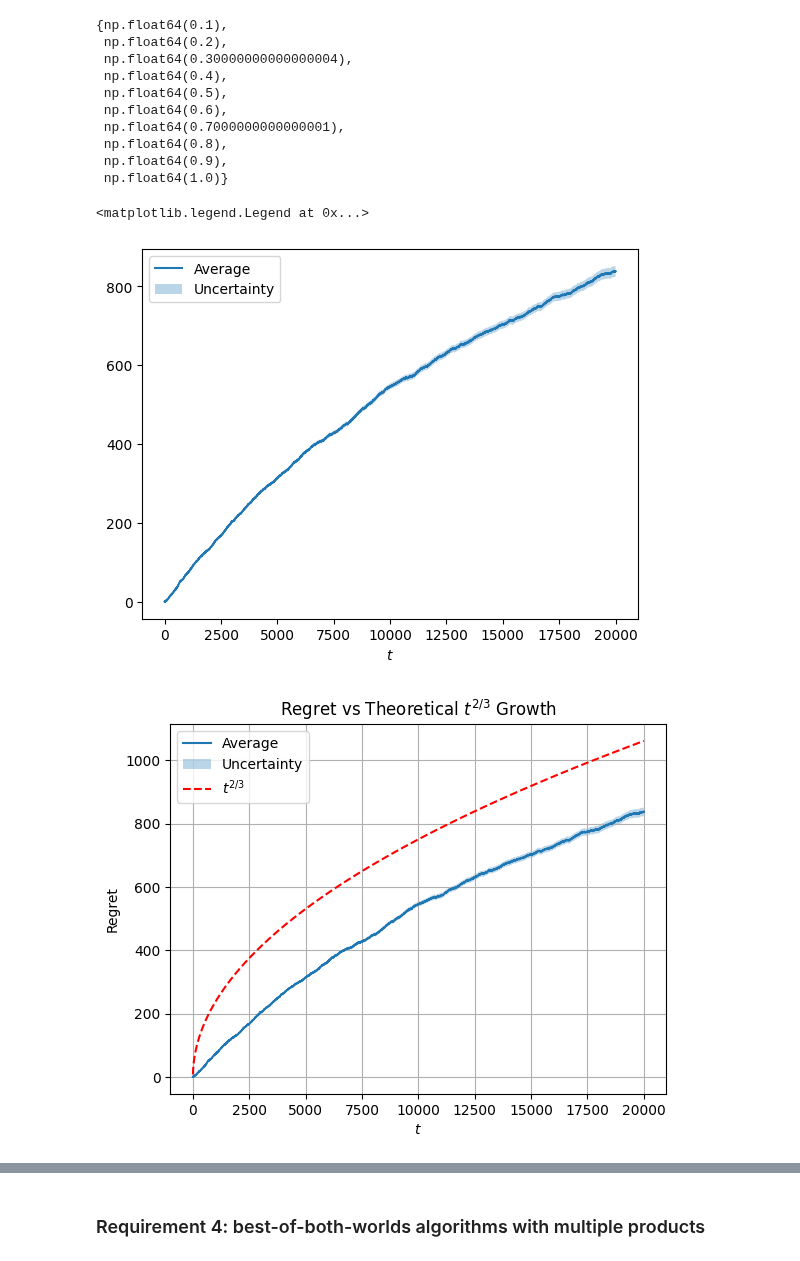
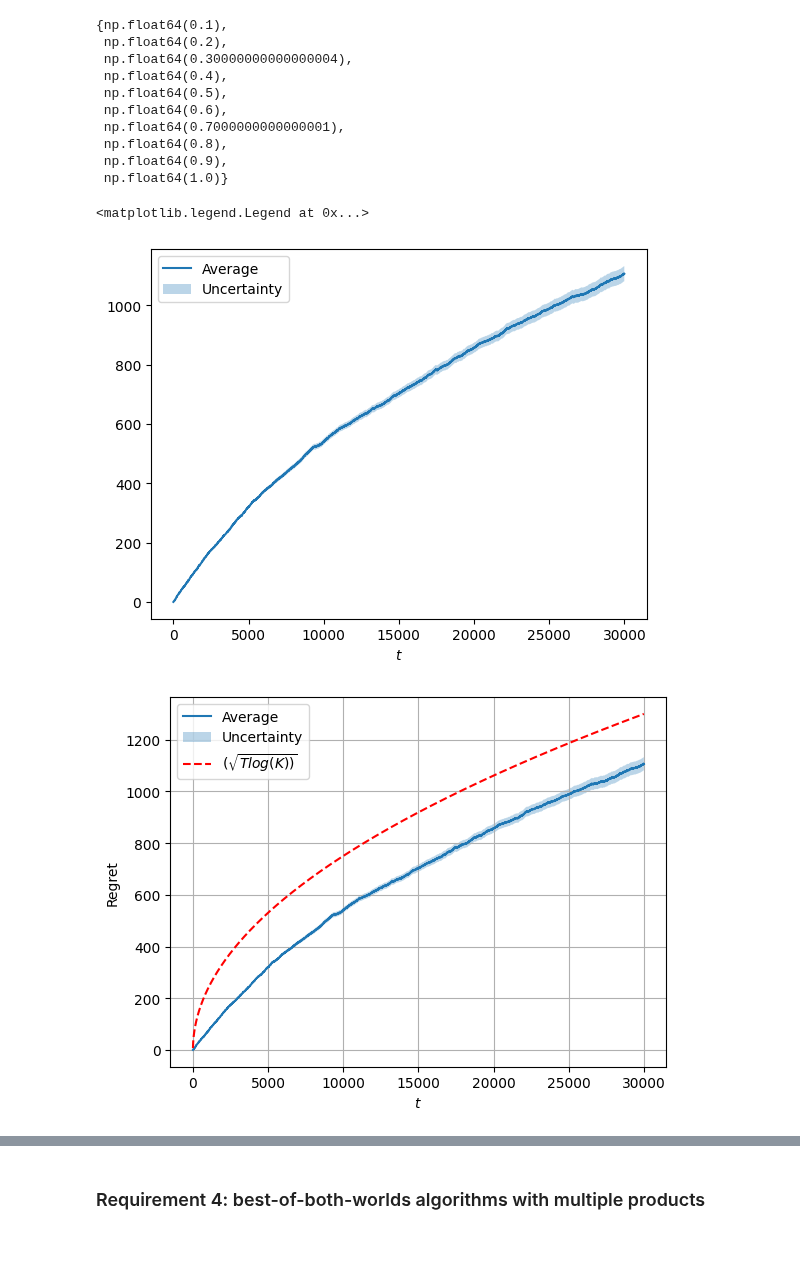
Before and after one commit to FabioFloris02/OLA2025_Floris_Sonzini_Parenti_Singh_Gottschling, a Jupyter notebook: OLA-project.ipynb, the cells around one changed output, grey strips where cells are left out. Saved outputs shown, nothing was run; the diff lists cells and outputs as text; code cells hidden in the pictures.

```diff
--- a/OLA-project.ipynb
+++ b/OLA-project.ipynb
@@ -548,7 +541,7 @@ class EXP3Agent(Agent):
         self.t += 1
 # %%
 # Parameters
-T = 20000
+T = 30000
 B = T * 3/4
 
 # Prices
@@ -584,6 +577,7 @@ class FFMultiplicativePacingAgent(Agent):
         self.t = 0
         self.N_pulls = np.zeros(len(prices_set))
         self.price_index = 0
+        self._lambdas = []
 
     def pull_arm(self):
         if self.budget < 1:
@@ -604,6 +598,9 @@ class FFMultiplicativePacingAgent(Agent):
         # update lagrangian multiplier
         self.lmbd = np.clip(self.lmbd-self.eta*(self.rho-c_t),
                             a_min=0, a_max=1/self.rho)
+
+        self._lambdas.append(self.lmbd)
+
         # update budget
         self.budget -= c_t
         # log
@@ -611,9 +608,14 @@ class FFMultiplicativePacingAgent(Agent):
 
     def get_budget(self):
       return self.budget
+
+    def lambdas(self):
+      return self._lambdas
 # %%
 prices_arr = []
 rewards = []
+
+residual_budget = []
 
 # Run clairvoyant
 clairvoyant = SingleProductHighltyNonStationaryClairvoyant(T, B, prices, valuation_distributions)
@@ -652,4 +654,6 @@ for trial in range(n_trials):
   cumulative_regret = np.cumsum(expected_clairvoyant_utilities - agent_rewards)
   regret_per_trial.append(cumulative_regret)
 
+  residual_budget.append(multiplicative_pacing_agent.get_budget())
+
 regret_per_trial = np.array(regret_per_trial)
@@ -722,32 +699,31 @@ plt.xlabel("$t$")
 plt.legend()
 # %% [output]
 <matplotlib.legend.Legend at 0x...>
-[figure, old version]
+[figure, new version]
 # %%
 average_regret = regret_per_trial.mean(axis=0)  # media
 regret_sd = regret_per_trial.std(axis=0)        # deviazione standard
 
 t = np.arange(1, T+1)  # inizia da 1 per evitare t^{2/3} = 0^{2/3} = 0
 regret_theory = (1300 / np.sqrt(30000*np.log(K))) * np.sqrt(t*np.log(K))
 
 plt.plot(t, average_regret, label="Average")
 plt.fill_between(
     t,
     average_regret - regret_sd / np.sqrt(n_trials),
     average_regret + regret_sd / np.sqrt(n_trials),
     alpha=0.3,
     label="Uncertainty"
 )
-plt.plot(t, regret_theory, label=r"$t^{2/3}$", linestyle='--', color='red')
+plt.plot(t, regret_theory, label=r"$(\sqrt{Tlog(K))}$", linestyle='--', color='red')
 
 plt.xlabel("$t$")
 plt.ylabel("Regret")
 plt.legend()
-plt.title("Regret vs Theoretical $t^{2/3}$ Growth")
 plt.grid(True)
 plt.show()
 # %% [output]
-[figure, old version]
+[figure, new version]
 # %%
 diff = average_regret / t
 plt.plot(t, diff, label="andament")
```
Also changed, not shown: parts of 14 cells of this notebook.
